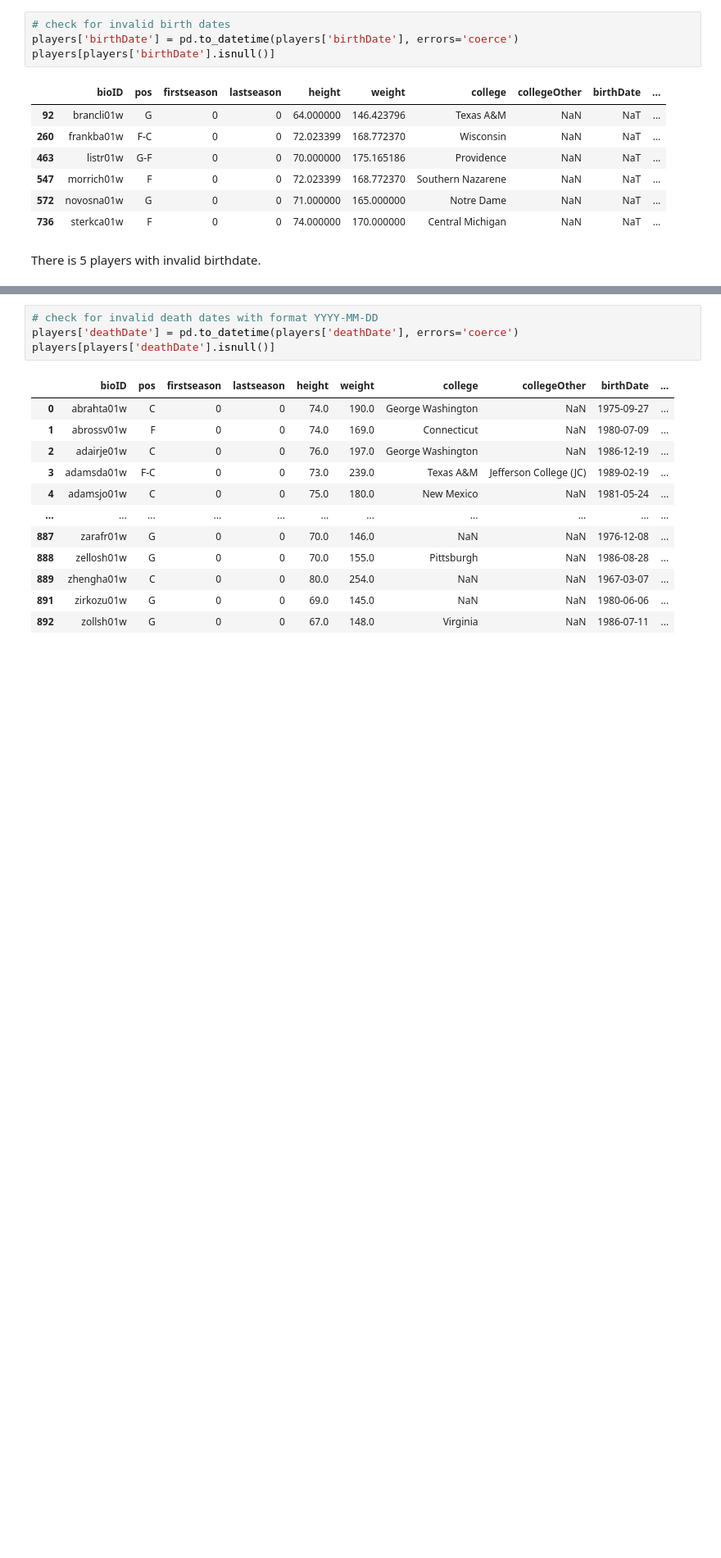
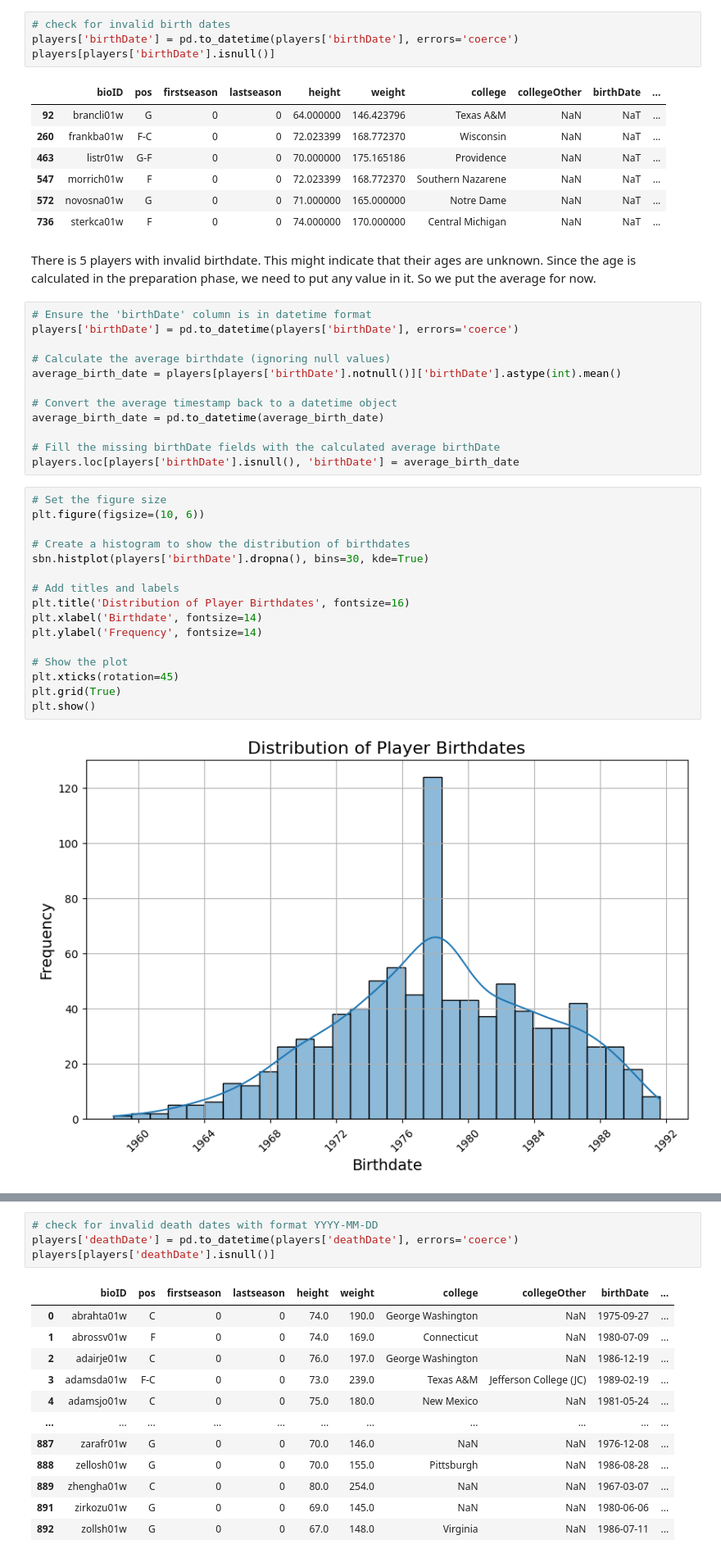
Before and after one commit to jmisidro/FEUP_ML, a Jupyter notebook: src/data_cleaning.ipynb, the cells around one changed output, grey strips where cells are left out. Shown at 82% size. Drawn from its saved outputs; the diff is of its cells as text; blank space fills up the shorter version.

```diff
--- a/src/data_cleaning.ipynb
+++ b/src/data_cleaning.ipynb
@@ -186,5 +186,35 @@ players[players['birthDate'].isnull()]
 | 547 | morrich01w | F | 0 | 0 | 72.023399 | 168.772370 | Southern Nazarene | NaN | NaT | ... |
 | 572 | novosna01w | G | 0 | 0 | 71.000000 | 165.000000 | Notre Dame | NaN | NaT | ... |
 | 736 | sterkca01w | F | 0 | 0 | 74.000000 | 170.000000 | Central Michigan | NaN | NaT | ... |
-# %% [markdown]
-There is 5 players with invalid birthdate.
+# %% [markdown]
+There is 5 players with invalid birthdate. This might indicate that their ages are unknown. Since the age is calculated in the preparation phase, we need to put any value in it. So we put the average for now.
+# %%
+# Ensure the 'birthDate' column is in datetime format
+players['birthDate'] = pd.to_datetime(players['birthDate'], errors='coerce')
+
+# Calculate the average birthdate (ignoring null values)
+average_birth_date = players[players['birthDate'].notnull()]['birthDate'].astype(int).mean()
+
+# Convert the average timestamp back to a datetime object
+average_birth_date = pd.to_datetime(average_birth_date)
+
+# Fill the missing birthDate fields with the calculated average birthDate
+players.loc[players['birthDate'].isnull(), 'birthDate'] = average_birth_date
+# %%
+# Set the figure size
+plt.figure(figsize=(10, 6))
+
+# Create a histogram to show the distribution of birthdates
+sbn.histplot(players['birthDate'].dropna(), bins=30, kde=True)
+
+# Add titles and labels
+plt.title('Distribution of Player Birthdates', fontsize=16)
+plt.xlabel('Birthdate', fontsize=14)
+plt.ylabel('Frequency', fontsize=14)
+
+# Show the plot
+plt.xticks(rotation=45)
+plt.grid(True)
+plt.show()
+# %% [output]
+[figure, added]
```
Also changed, not shown: parts of 1 cell of this notebook, 2 other files.
